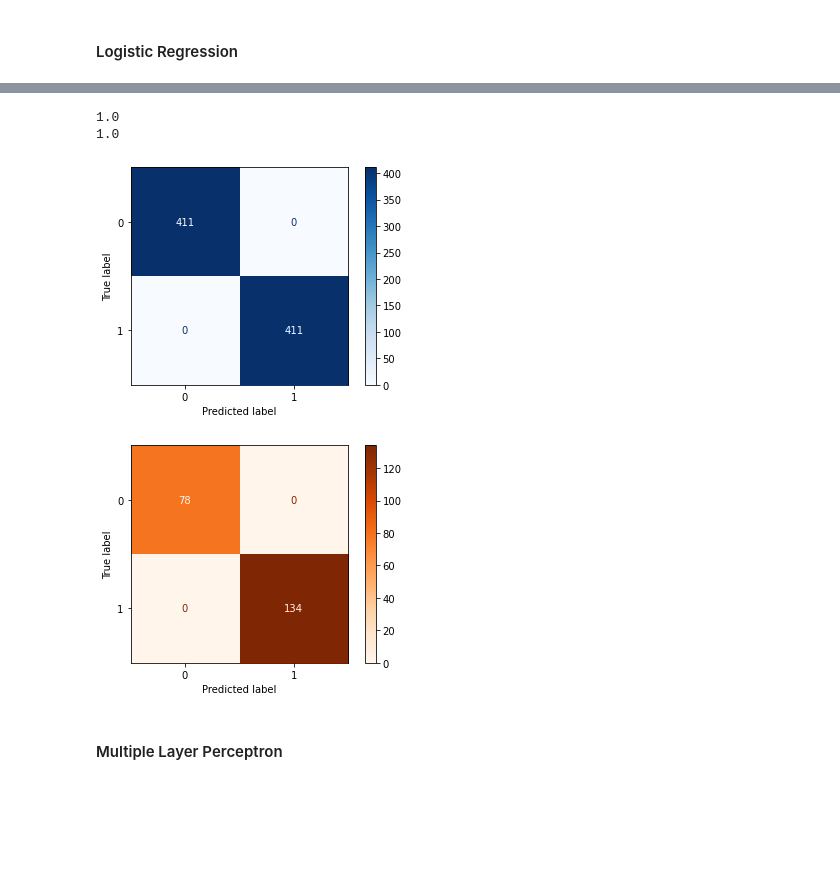
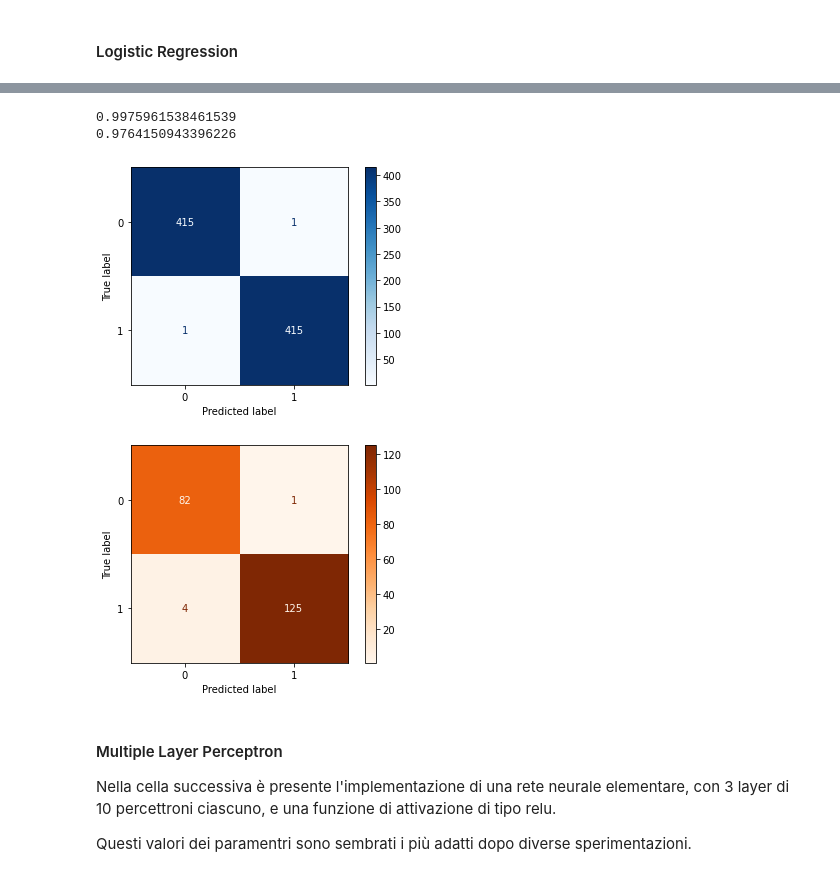
Before and after one commit to simonesinceri/ML-Project, a Jupyter notebook: parkinson_v3.ipynb, the cells around one changed output, grey strips where cells are left out. Cells and saved outputs as stored; diff of their text form; code cells hidden in the pictures; blank space fills up the shorter version.

```diff
--- a/parkinson_v3.ipynb
+++ b/parkinson_v3.ipynb
@@ -461,30 +495,3 @@ plt.legend(x, title="Parkinsons Amount", loc="center left", bbox_to_anchor=(1, 0
 plt.show()
 # %% [output]
 [figure]
-# %%
-
-# # all_userdata_df.hist(bins = 10, figsize = (20,15), range = [0, 500])
-# fig, axs = plt.subplots(1, 5, figsize = (30,5))
-
-# axs[2].hist(all_userdata_df.Hold)
-# axs[2].set_title('Hold')
-# axs[3].hist(all_userdata_df.Latency)
-# axs[3].set_title('Latency')
-# axs[1].hist(all_userdata_df.Gender, color = "red")
-# axs[1].set_title('Gender')
-# axs[0].hist(all_userdata_df.Age)
-# axs[0].set_title('Age')
-# axs[4].hist(all_userdata_df.Parkinsons, color = "red")
-# axs[4].set_title('Parkinsons')
-
-# # # all_userdata_df.drop(all_userdata_df.loc[all_userdata_df['Hold']==812648.4].index, inplace=True)
-# # # all_userdata_df.drop(all_userdata_df.loc[all_userdata_df['Hold']==84773.4].index, inplace=True)
-# # # all_userdata_df.drop(all_userdata_df.loc[all_userdata_df['Hold']==4480.5].index, inplace=True)
-
-# # find = all_userdata_df[all_userdata_df.Hold > 3000]
-# # print(find)
-"""
-complete_df.set_index('Users', inplace = True)
-
-complete_df.head()
-"""
@@ -662,5 +667,5 @@ print(PercLogReg)
 # %%
-classifierTREE = DecisionTreeClassifier(criterion = 'entropy', splitter = "best", max_depth = 5, random_state = 0)
+classifierTREE = DecisionTreeClassifier(criterion = 'entropy', splitter = "best", max_depth = 2, random_state = 0)
 classifierTREE.fit(x_train, y_train)
 
 y_pred_TREE = classifierTREE.predict(x_test)
@@ -689,30 +695,33 @@ print(PercTREE)
 # %%
-classifierFOR = RandomForestClassifier(n_estimators = 10, criterion = 'entropy', random_state = 0)
+classifierFOR = RandomForestClassifier(n_estimators = 5, criterion = 'entropy', random_state = 0)
 classifierFOR.fit(x_train, y_train)
 
 y_pred_FOR0 = classifierFOR.predict(x_train)
 y_pred_FOR = classifierFOR.predict(x_test)
 
 CM_FOR0 = confusion_matrix(y_train, y_pred_FOR0)
 PercFOR0 = (CM_FOR0[0,0]+CM_FOR0[1,1])/CM_FOR0.sum()
 
 CM_FOR = confusion_matrix(y_test, y_pred_FOR)
 PercFOR = (CM_FOR[0,0]+CM_FOR[1,1])/CM_FOR.sum()
 
 cmd0 = ConfusionMatrixDisplay(CM_FOR0)
 cmd = ConfusionMatrixDisplay(CM_FOR)
 cmd0.plot(cmap = "Blues")
 cmd.plot(cmap = "Oranges")
 
 print(PercFOR0)
 print(PercFOR)
 # %% [output]
-1.0
-1.0
+0.9975961538461539
+0.9764150943396226
-[figure, old version]
+[figure, new version]
-[figure, old version]
+[figure, new version]
-# %% [markdown]
-#### Multiple Layer Perceptron
+# %% [markdown]
+#### Multiple Layer Perceptron
+Nella cella successiva è presente l'implementazione di una rete neurale elementare, con 3 layer di 10 percettroni ciascuno, e una funzione di attivazione di tipo relu.
+
+Questi valori dei paramentri sono sembrati i più adatti dopo diverse sperimentazioni.
 # %%
 classifierMLPr = MLPClassifier(hidden_layer_sizes = (10, 10, 10), activation = "relu", max_iter=50)         # relu act
 # classifierMLPr = MLPClassifier(hidden_layer_sizes = (10, 10, 10), activation = "tanh", max_iter=50)         # tanh act
```
Also changed, not shown: parts of 48 cells of this notebook, 2 other files.
